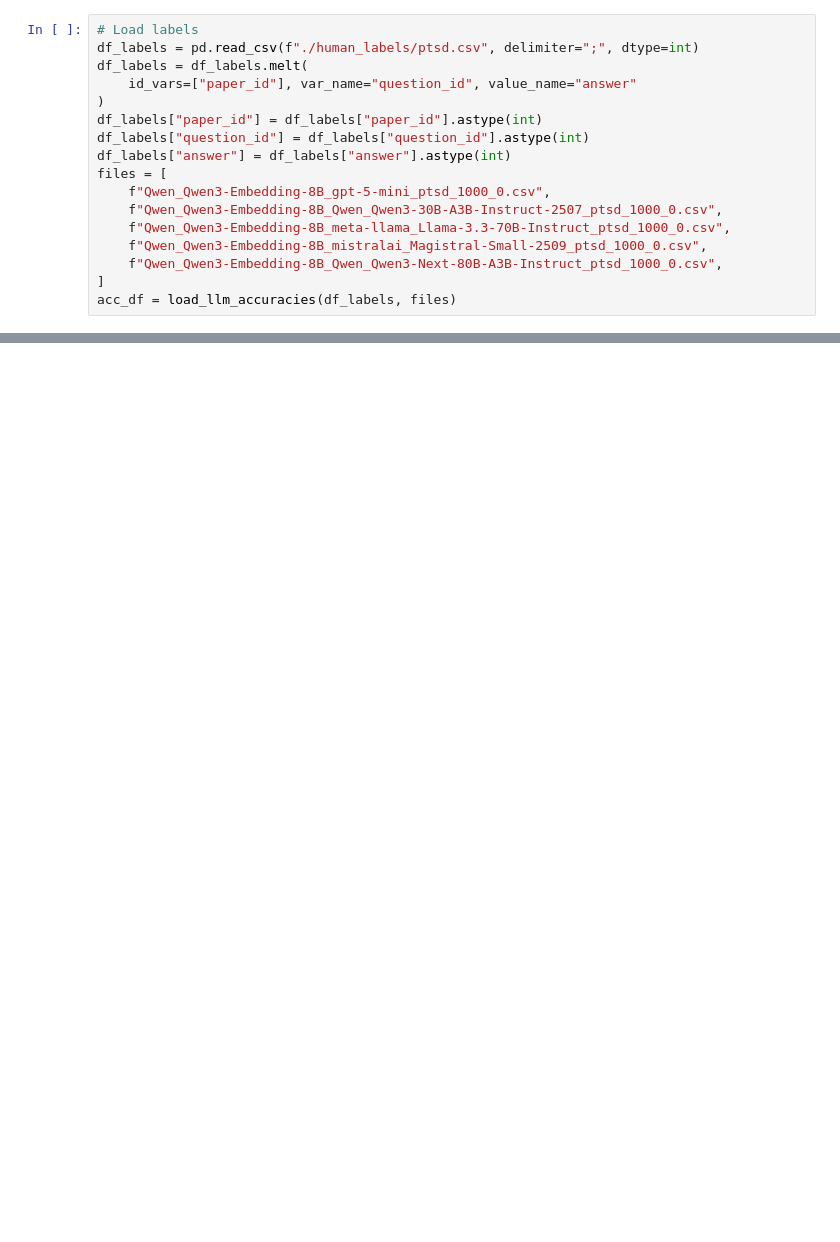
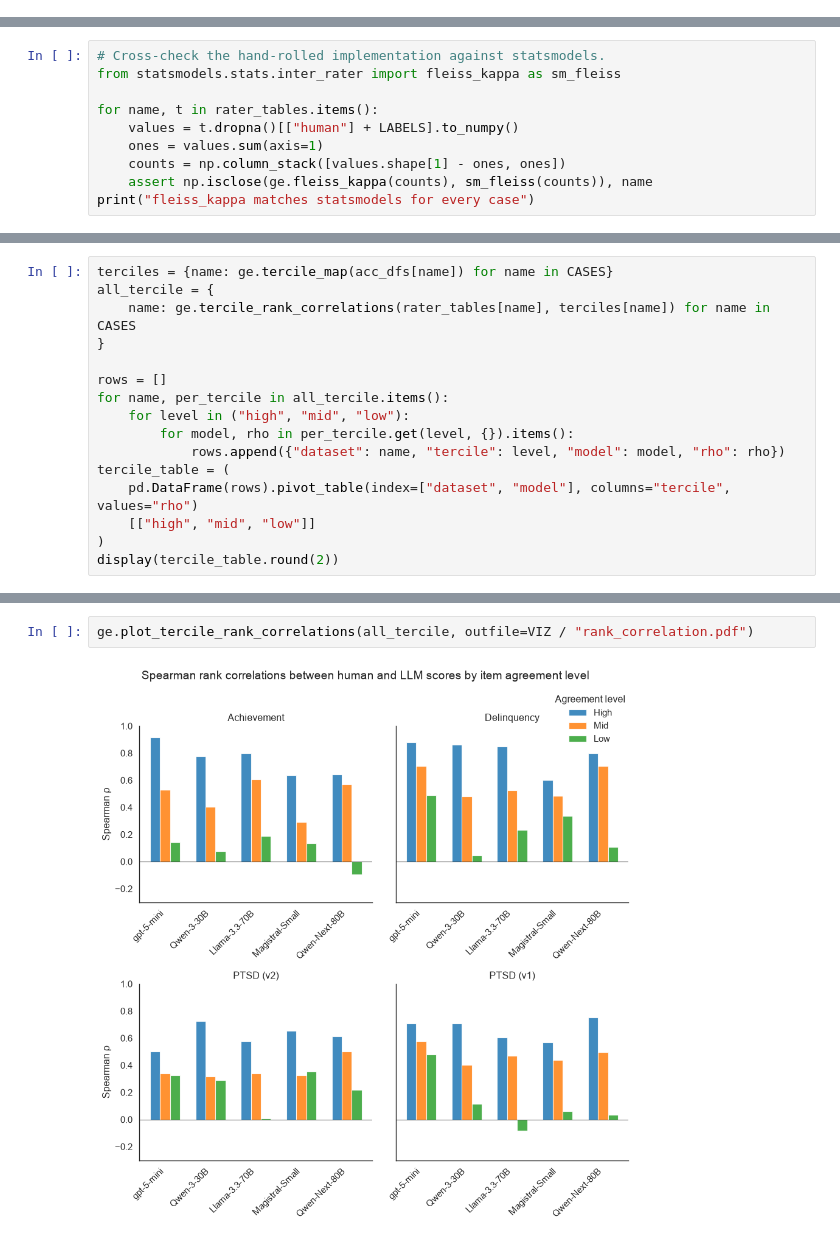
Before and after one commit to timovdk/grolts-llm, a Jupyter notebook: eval/results_figures.ipynb, the cells around one changed output, grey strips where cells are left out. Cells and saved outputs as stored; diff of their text form; blank space fills up the shorter version.

```diff
--- a/eval/results_figures.ipynb
+++ b/eval/results_figures.ipynb
@@ -155,17 +0,0 @@ def load_llm_accuracies(df_labels, files, mapping=None):
-# %%
-# Load labels
-df_labels = pd.read_csv(f"./human_labels/ptsd.csv", delimiter=";", dtype=int)
-df_labels = df_labels.melt(
-    id_vars=["paper_id"], var_name="question_id", value_name="answer"
-)
-df_labels["paper_id"] = df_labels["paper_id"].astype(int)
-df_labels["question_id"] = df_labels["question_id"].astype(int)
-df_labels["answer"] = df_labels["answer"].astype(int)
-files = [
-    f"Qwen_Qwen3-Embedding-8B_gpt-5-mini_ptsd_1000_0.csv",
-    f"Qwen_Qwen3-Embedding-8B_Qwen_Qwen3-30B-A3B-Instruct-2507_ptsd_1000_0.csv",
-    f"Qwen_Qwen3-Embedding-8B_meta-llama_Llama-3.3-70B-Instruct_ptsd_1000_0.csv",
-    f"Qwen_Qwen3-Embedding-8B_mistralai_Magistral-Small-2509_ptsd_1000_0.csv",
-    f"Qwen_Qwen3-Embedding-8B_Qwen_Qwen3-Next-80B-A3B-Instruct_ptsd_1000_0.csv",
-]
-acc_df = load_llm_accuracies(df_labels, files)
@@ -1463,0 +184,10 @@ dtype: float64
+# %%
+# Cross-check the hand-rolled implementation against statsmodels.
+from statsmodels.stats.inter_rater import fleiss_kappa as sm_fleiss
+
+for name, t in rater_tables.items():
+    values = t.dropna()[["human"] + LABELS].to_numpy()
+    ones = values.sum(axis=1)
+    counts = np.column_stack([values.shape[1] - ones, ones])
+    assert np.isclose(ge.fleiss_kappa(counts), sm_fleiss(counts)), name
+print("fleiss_kappa matches statsmodels for every case")
@@ -1463,0 +215,16 @@ dtype: float64
+# %%
+terciles = {name: ge.tercile_map(acc_dfs[name]) for name in CASES}
+all_tercile = {
+    name: ge.tercile_rank_correlations(rater_tables[name], terciles[name]) for name in CASES
+}
+
+rows = []
+for name, per_tercile in all_tercile.items():
+    for level in ("high", "mid", "low"):
+        for model, rho in per_tercile.get(level, {}).items():
+            rows.append({"dataset": name, "tercile": level, "model": model, "rho": rho})
+tercile_table = (
+    pd.DataFrame(rows).pivot_table(index=["dataset", "model"], columns="tercile", values="rho")
+    [["high", "mid", "low"]]
+)
+display(tercile_table.round(2))
@@ -1463,0 +250,4 @@ dtype: float64
+# %%
+ge.plot_tercile_rank_correlations(all_tercile, outfile=VIZ / "rank_correlation.pdf")
+# %% [output]
+[figure, added]
```
Also changed, not shown: parts of 44 cells of this notebook, 9 other files.
